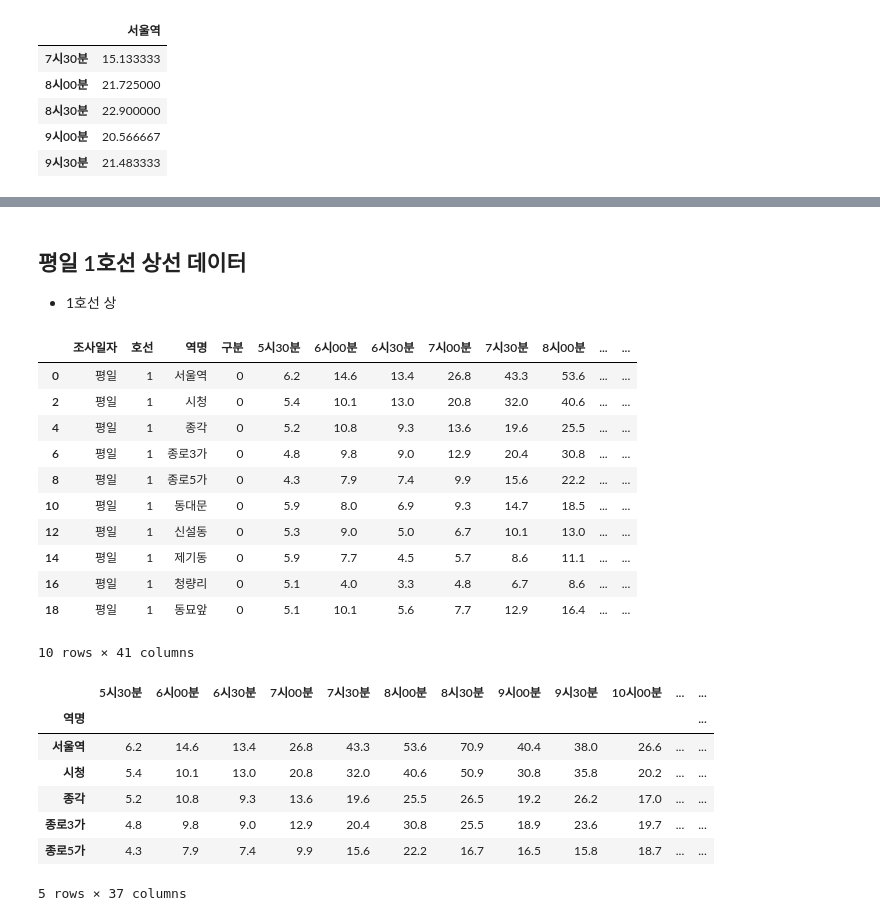
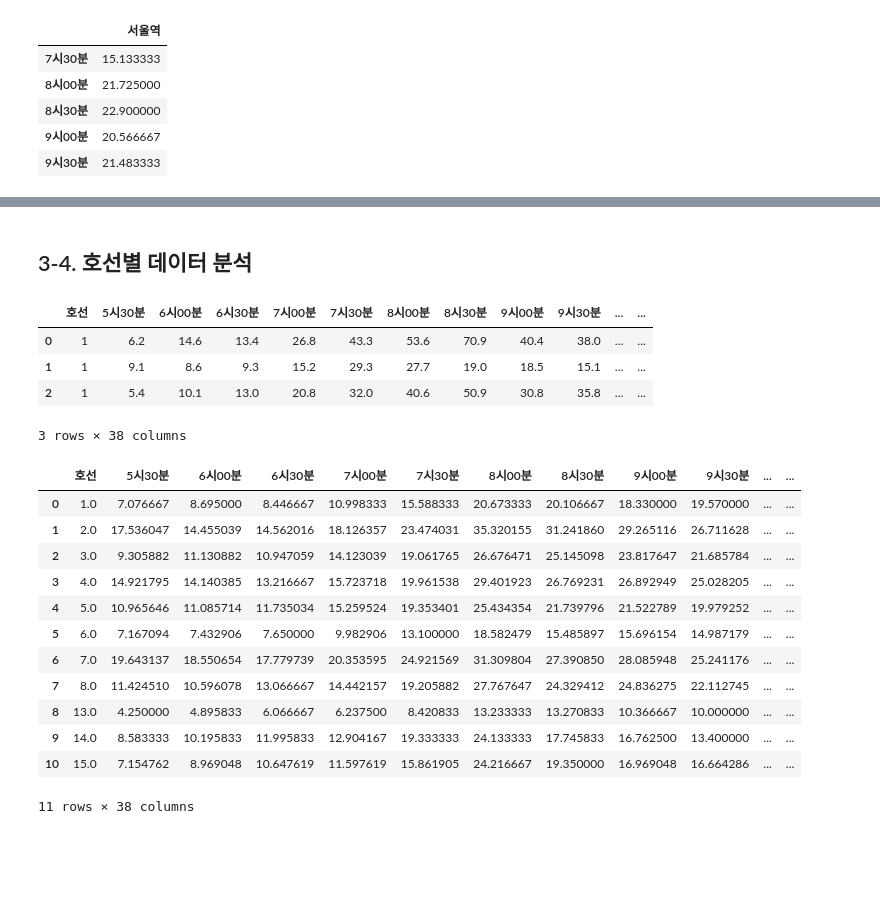
Before and after one commit to ikohong88/Seoul_subway_complex, a Jupyter notebook: 서울지하철 복잡도 분석.ipynb, the cells around one changed output, grey strips where cells are left out. Drawn from its saved outputs; the diff is of its cells as text; code cells hidden in the pictures; blank space fills up the shorter version.

```diff
--- a/서울지하철 복잡도 분석.ipynb
+++ b/서울지하철 복잡도 분석.ipynb
@@ -324,0 +441,9 @@ data
+# %%
+# 구분명 리스트 생성
+station_day = ['평일','토요일','일요일']
+
+# 요일별 평균값을 새로 생성한 데이터프레임에 추가
+for j in station_day:
+    select_data = data_station_day[data_station_day['조사일자']==j]
+    new_data_seri = select_data.mean()
+    new_station_day = new_station_day.append(new_data_seri, ignore_index=True)
@@ -325,36 +514,49 @@ data
 # %% [markdown]
-## 평일 1호선 상선 데이터
-- 1호선 상
+## 3-4. 호선별 데이터 분석
 # %%
-train_1 = data_clean[(data_clean['호선'] == 1) & (data_clean['구분'] == 0) & (data_clean['조사일자'] == '평일')]
-train_1
+# 필요없는 컬럼  ['구분','조사일자','역명'] 제거
+data_station_num = data_clean.drop(columns = ['구분','조사일자','역명'], axis = 1).copy()
+data_station_num.head(3)
 # %% [output]
-|  | 조사일자 | 호선 | 역명 | 구분 | 5시30분 | 6시00분 | 6시30분 | 7시00분 | 7시30분 | 8시00분 | ... | ... |
-| 0 | 평일 | 1 | 서울역 | 0 | 6.2 | 14.6 | 13.4 | 26.8 | 43.3 | 53.6 | ... | ... |
-| 2 | 평일 | 1 | 시청 | 0 | 5.4 | 10.1 | 13.0 | 20.8 | 32.0 | 40.6 | ... | ... |
-| 4 | 평일 | 1 | 종각 | 0 | 5.2 | 10.8 | 9.3 | 13.6 | 19.6 | 25.5 | ... | ... |
-| 6 | 평일 | 1 | 종로3가 | 0 | 4.8 | 9.8 | 9.0 | 12.9 | 20.4 | 30.8 | ... | ... |
-| 8 | 평일 | 1 | 종로5가 | 0 | 4.3 | 7.9 | 7.4 | 9.9 | 15.6 | 22.2 | ... | ... |
-| 10 | 평일 | 1 | 동대문 | 0 | 5.9 | 8.0 | 6.9 | 9.3 | 14.7 | 18.5 | ... | ... |
-| 12 | 평일 | 1 | 신설동 | 0 | 5.3 | 9.0 | 5.0 | 6.7 | 10.1 | 13.0 | ... | ... |
-| 14 | 평일 | 1 | 제기동 | 0 | 5.9 | 7.7 | 4.5 | 5.7 | 8.6 | 11.1 | ... | ... |
-| 16 | 평일 | 1 | 청량리 | 0 | 5.1 | 4.0 | 3.3 | 4.8 | 6.7 | 8.6 | ... | ... |
-| 18 | 평일 | 1 | 동묘앞 | 0 | 5.1 | 10.1 | 5.6 | 7.7 | 12.9 | 16.4 | ... | ... |
+|  | 호선 | 5시30분 | 6시00분 | 6시30분 | 7시00분 | 7시30분 | 8시00분 | 8시30분 | 9시00분 | 9시30분 | ... | ... |
+| 0 | 1 | 6.2 | 14.6 | 13.4 | 26.8 | 43.3 | 53.6 | 70.9 | 40.4 | 38.0 | ... | ... |
+| 1 | 1 | 9.1 | 8.6 | 9.3 | 15.2 | 29.3 | 27.7 | 19.0 | 18.5 | 15.1 | ... | ... |
+| 2 | 1 | 5.4 | 10.1 | 13.0 | 20.8 | 32.0 | 40.6 | 50.9 | 30.8 | 35.8 | ... | ... |
-10 rows × 41 columns
+3 rows × 38 columns
 # %%
-# 필요 없는 변수 '호선','역명', '구분' 제거
-train_1 = train_1.drop(columns = ['호선', '구분' , '조사일자'], axis = 1)
+# 새로운 데이터프레임을 생성
+new_station_num = pd.DataFrame()
 # %%
-train_1 = train_1.set_index("역명")
+# 인덱스 길이
+index_len = len(data_station_num.index)
+
+# 호선 데이터 저장을 위한 set 생성
+station_num = set([])
+
+# 호선 추출
+for i in range(index_len):
+    station_num.add(data_station_num['호선'][i])
+
+# 역명별 평균값을 새로 생성한 데이터프레임에 추가
+for j in station_num:
+    station_len = len(data_station_num[data_station_num['호선']==j])
+    select_data = data_station_num[data_station_num['호선']==j]
+    new_data_seri = select_data.mean()
+    new_station_num = new_station_num.append(new_data_seri, ignore_index=True)
 # %%
-train_1.head()
+new_station_num
 # %% [output]
-|  | 5시30분 | 6시00분 | 6시30분 | 7시00분 | 7시30분 | 8시00분 | 8시30분 | 9시00분 | 9시30분 | 10시00분 | ... | ... |
-| 역명 |  |  |  |  |  |  |  |  |  |  |  | ... |
-| 서울역 | 6.2 | 14.6 | 13.4 | 26.8 | 43.3 | 53.6 | 70.9 | 40.4 | 38.0 | 26.6 | ... | ... |
-| 시청 | 5.4 | 10.1 | 13.0 | 20.8 | 32.0 | 40.6 | 50.9 | 30.8 | 35.8 | 20.2 | ... | ... |
-| 종각 | 5.2 | 10.8 | 9.3 | 13.6 | 19.6 | 25.5 | 26.5 | 19.2 | 26.2 | 17.0 | ... | ... |
-| 종로3가 | 4.8 | 9.8 | 9.0 | 12.9 | 20.4 | 30.8 | 25.5 | 18.9 | 23.6 | 19.7 | ... | ... |
-| 종로5가 | 4.3 | 7.9 | 7.4 | 9.9 | 15.6 | 22.2 | 16.7 | 16.5 | 15.8 | 18.7 | ... | ... |
+|  | 호선 | 5시30분 | 6시00분 | 6시30분 | 7시00분 | 7시30분 | 8시00분 | 8시30분 | 9시00분 | 9시30분 | ... | ... |
+| 0 | 1.0 | 7.076667 | 8.695000 | 8.446667 | 10.998333 | 15.588333 | 20.673333 | 20.106667 | 18.330000 | 19.570000 | ... | ... |
+| 1 | 2.0 | 17.536047 | 14.455039 | 14.562016 | 18.126357 | 23.474031 | 35.320155 | 31.241860 | 29.265116 | 26.711628 | ... | ... |
+| 2 | 3.0 | 9.305882 | 11.130882 | 10.947059 | 14.123039 | 19.061765 | 26.676471 | 25.145098 | 23.817647 | 21.685784 | ... | ... |
+| 3 | 4.0 | 14.921795 | 14.140385 | 13.216667 | 15.723718 | 19.961538 | 29.401923 | 26.769231 | 26.892949 | 25.028205 | ... | ... |
+| 4 | 5.0 | 10.965646 | 11.085714 | 11.735034 | 15.259524 | 19.353401 | 25.434354 | 21.739796 | 21.522789 | 19.979252 | ... | ... |
+| 5 | 6.0 | 7.167094 | 7.432906 | 7.650000 | 9.982906 | 13.100000 | 18.582479 | 15.485897 | 15.696154 | 14.987179 | ... | ... |
+| 6 | 7.0 | 19.643137 | 18.550654 | 17.779739 | 20.353595 | 24.921569 | 31.309804 | 27.390850 | 28.085948 | 25.241176 | ... | ... |
+| 7 | 8.0 | 11.424510 | 10.596078 | 13.066667 | 14.442157 | 19.205882 | 27.767647 | 24.329412 | 24.836275 | 22.112745 | ... | ... |
+| 8 | 13.0 | 4.250000 | 4.895833 | 6.066667 | 6.237500 | 8.420833 | 13.233333 | 13.270833 | 10.366667 | 10.000000 | ... | ... |
+| 9 | 14.0 | 8.583333 | 10.195833 | 11.995833 | 12.904167 | 19.333333 | 24.133333 | 17.745833 | 16.762500 | 13.400000 | ... | ... |
+| 10 | 15.0 | 7.154762 | 8.969048 | 10.647619 | 11.597619 | 15.861905 | 24.216667 | 19.350000 | 16.969048 | 16.664286 | ... | ... |
-5 rows × 37 columns
+11 rows × 38 columns
 # %%
```
Also changed, not shown: parts of 99 cells of this notebook.
